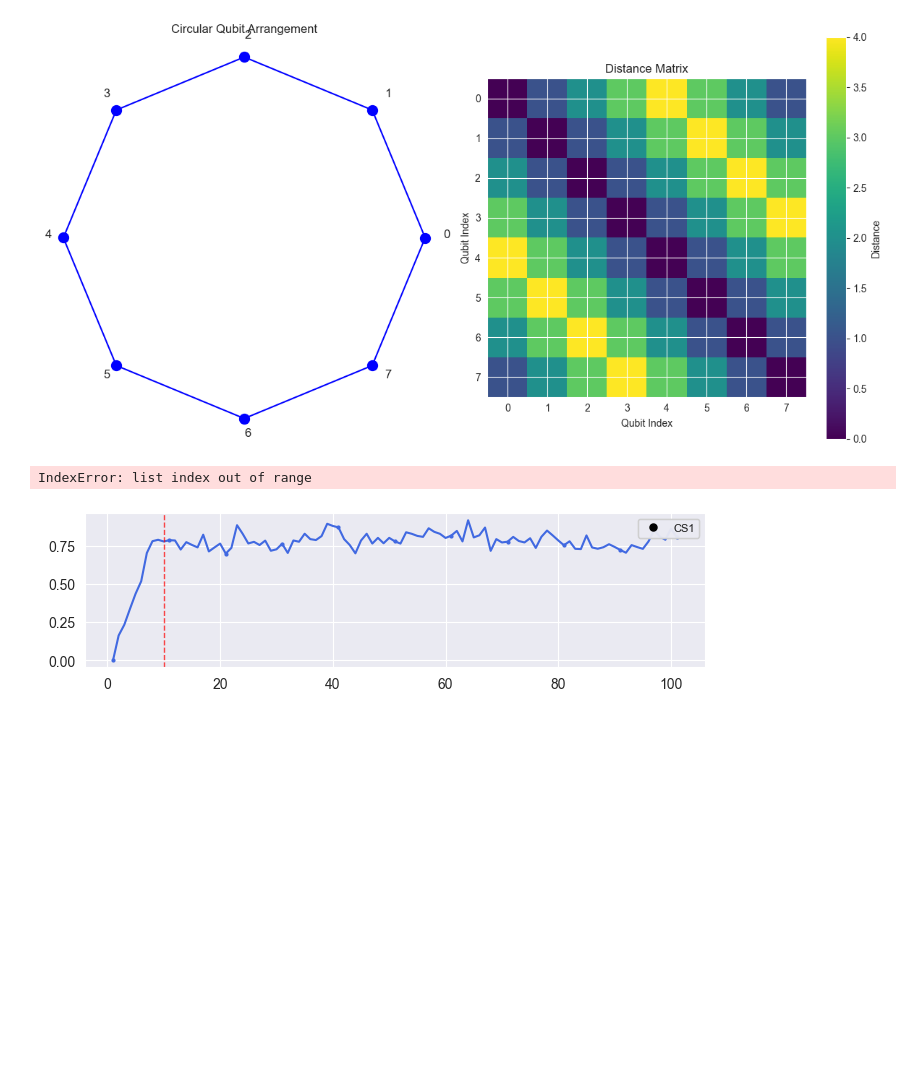
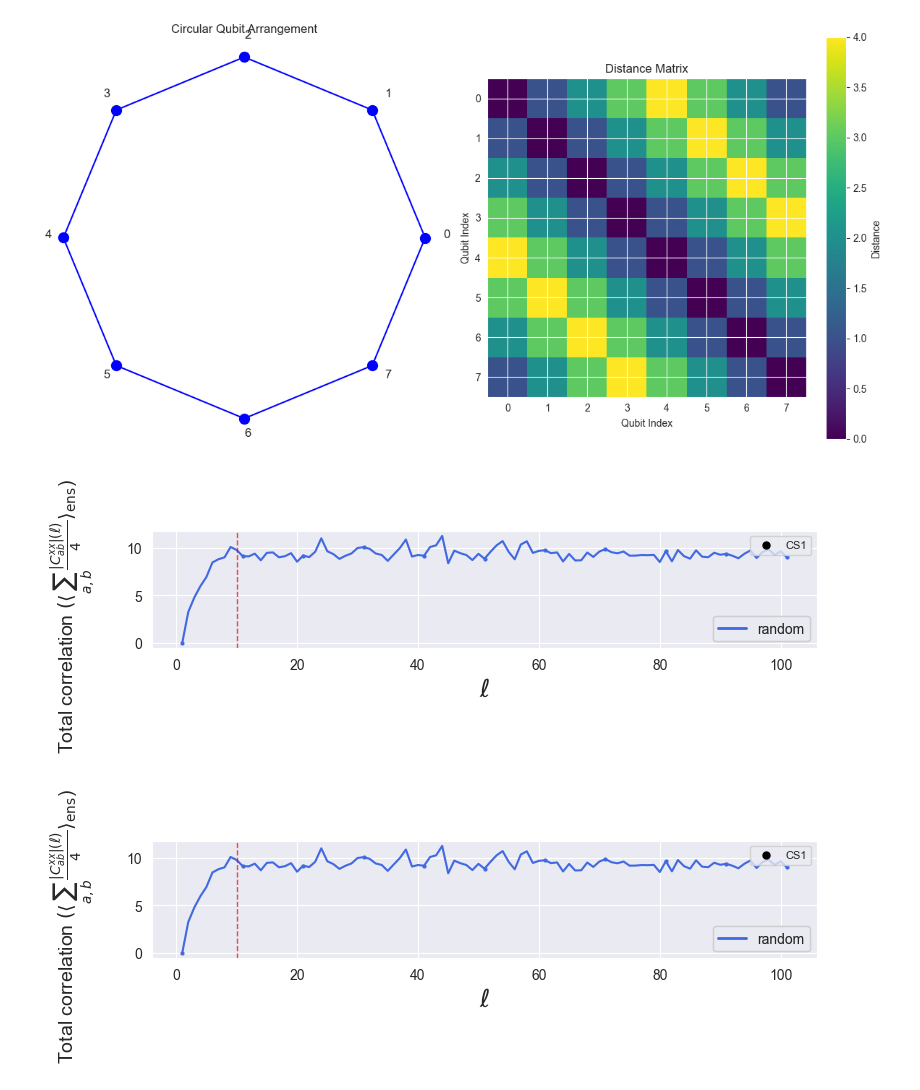
Before and after one commit to UnnatiAkhouri/QuNet, a Jupyter notebook: QuNet_bootcamp_2025/Session_3/Two_qubit_measures.ipynb, the cells around one changed output. Saved outputs shown, nothing was run; the diff lists cells and outputs as text; code cells hidden in the pictures; blank space fills up the shorter version.

```diff
--- a/QuNet_bootcamp_2025/Session_3/Two_qubit_measures.ipynb
+++ b/QuNet_bootcamp_2025/Session_3/Two_qubit_measures.ipynb
@@ -55,9 +55,18 @@ from src import (
 )
 
 from Scripts import simulation_CLI as cleo
-#pick={therm,inhomov1,inhomov2,random} pick one of these to properly store images with the correct tick_labels
+#pick={therm,inhomov1,inhomov2,greedy} pick one of these to properly store images with the correct tick_labels
 dataset_label = "therm"
-size=8
+
+#Edited by ER: added these string definitions to the top, should follow through the whole code.
+#Number of qubits
+qubit_num=8
+#Rule: greedy, random, landscape_maximizes, strongest_maximizes
+order_rule_name = "random"
+#System Connectivity, "cX_2local", note that if X = side-1, "cN_2local"
+sys_connectivity = "cN_2local"
+#Number of Trials
+trial_num = 5
 # %%
-newdata = dict(h5py.File("../../data/random/random.hdf5"))
+newdata = dict(h5py.File("../data/" + order_rule_name + "/" + order_rule_name + ".hdf5"))
 # %%
@@ -82,7 +91,7 @@ def get_2_qbit_dms(data, n_qubits, connectivity,update_rule):
         result.append(dat)
     return(np.array(result))
 # %%
-twoQdmsrandom = get_2_qbit_dms(newdata,size,"c2_2local","random")
+twoQdms_allrules = get_2_qbit_dms(newdata, qubit_num, sys_connectivity, order_rule_name)
 # %%
 def extract_observables(two_qubit_dms, n_qubits):
     """
@@ -318,7 +327,7 @@ def analyze_correlation_strength(corr):
 
     return stats_dict, fig
 # %%
-corr_random = extract_observables(twoQdmsrandom, 8)
+corr_allrules = extract_observables(twoQdms_allrules, 8)
 # %%
 def create_circular_distances(n_qubits):
     """
@@ -403,7 +412,7 @@ plt.show()
 def plot_mean_correlation_sums(corrs_all_datas):
     dataset_labels = ["CS1"]
     markers = ["o"]
-    rules = ["R1"]
+    rules = [order_rule_name]
     colors = ['#4169E1']
 
     fig, axes = plt.subplots(len(corrs_all_datas), 1, figsize=(8, 2*len(corrs_all_datas)))
@@ -446,38 +455,38 @@ def plot_mean_correlation_sums(corrs_all_datas):
         dataset_legend = axes[i].legend([dataset_handle], [dataset_labels[i]],
                             loc='upper right', fontsize=8)
         axes[i].add_artist(dataset_legend)
 
         # Add rule legend at the bottom of each subplot
         rule_handles = [plt.Line2D([0], [0], color=colors[k], linewidth=2)
                      for k in range(len(rules))]
-        rule_legend = axes[3].legend(handles=rule_handles, labels=rules,
+        rule_legend = axes[i].legend(handles=rule_handles, labels=rules,
                              loc='lower right', fontsize=10)
-        axes[3].add_artist(rule_legend)
+        axes[i].add_artist(rule_legend)
 
         # Add x-axis label only to the bottom subplot
         if i == len(corrs_all_datas) - 1:
             axes[i].set_xlabel(r'$\ell$', fontsize=18)
 
         # Remove y-axis label from individual subplots
         axes[i].set_ylabel('')
 
         axes[i].grid(True)
 
     # Add a single y-axis label for the entire figure
     fig.text(0.02, 0.5, r'Total correlation $(\langle \sum_{a,b} \frac{|C^{xx}_{ab}| (\ell)}{4}\rangle_{\rm ens}$)', va='center', rotation='vertical', fontsize=14)
 
     plt.tight_layout()
     plt.subplots_adjust(left=0.15)
 
     #plt.savefig("Correlation_growth_8Q_all_rules_all_CS.png",dpi=300,bbox_inches="tight")
     # Adjust layout to make room for the y-axis label
 
     return fig
 
-plot_mean_correlation_sums([[corr_random]])
+plot_mean_correlation_sums([[corr_allrules]])
 # %% [output]
-IndexError: list index out of range
-[figure, old version]
+[figure, new version]
+[figure, added]
 # %%
 def plot_multiple_correlation_distributions(correlation_datasets, labels, colors, bins=30):
     """
```
Also changed, not shown: parts of 6 cells of this notebook.
